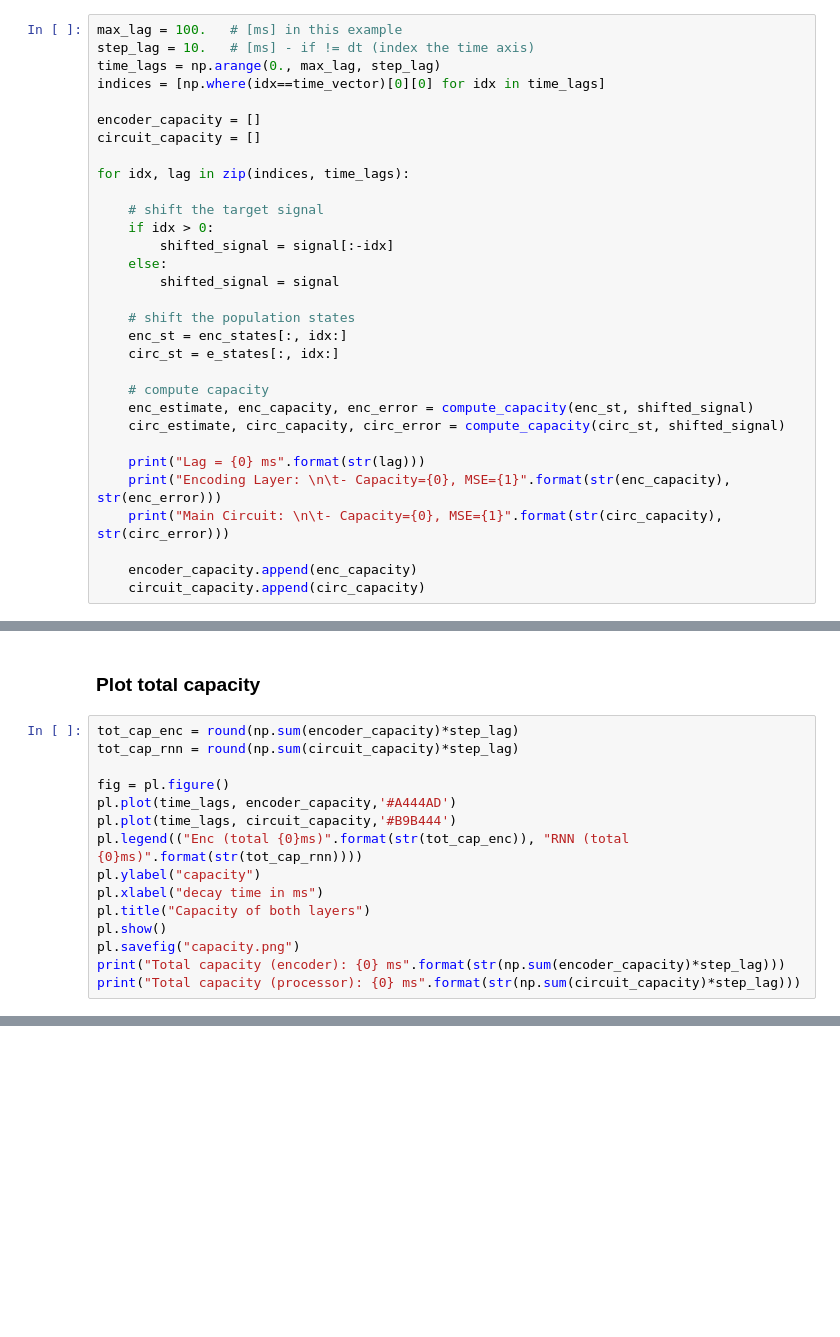
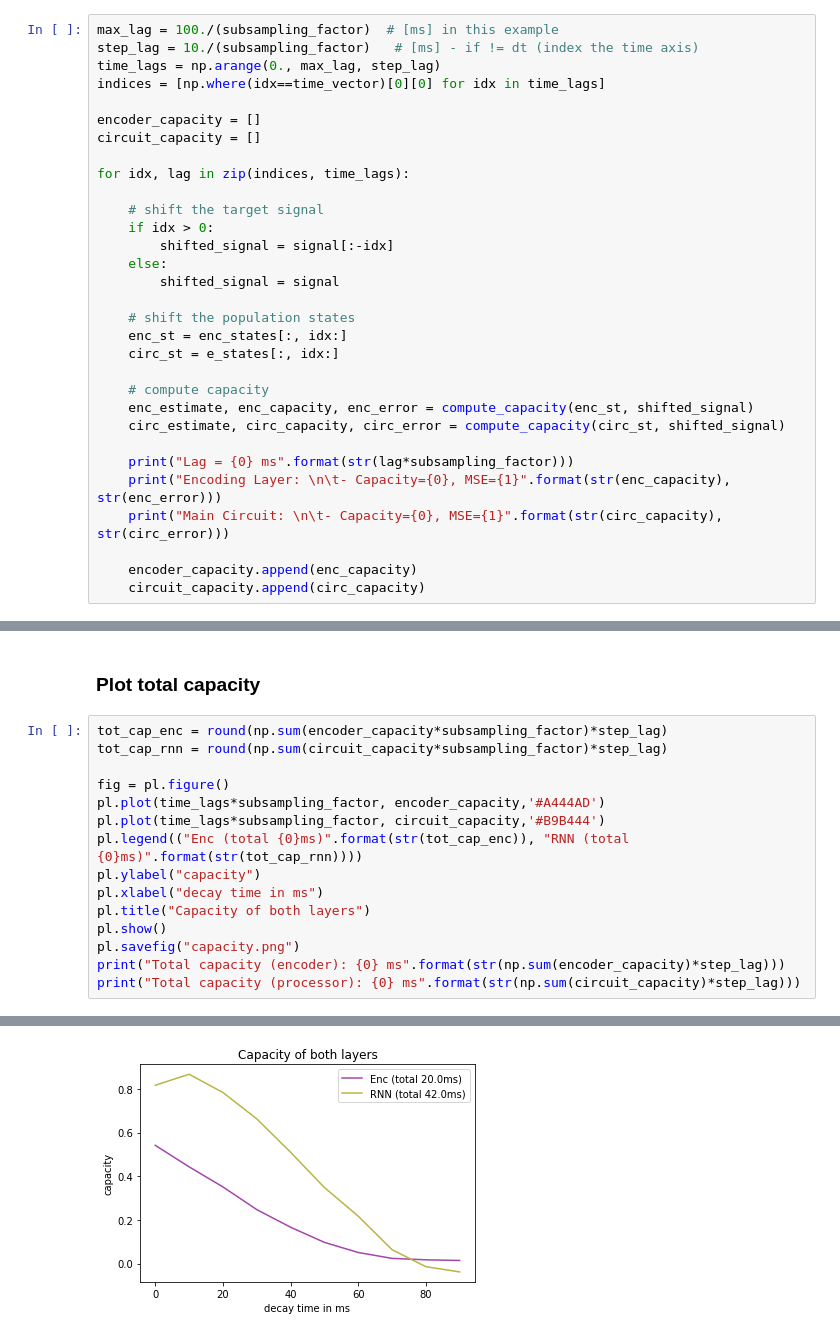
Before and after one commit to rcfduarte/EITN2019_NESTproject, a Jupyter notebook: PlotsForPresentation/examplePlotsDownscaled.ipynb, the cells around one changed output, grey strips where cells are left out. Saved outputs shown, nothing was run; the diff lists cells and outputs as text; blank space fills up the shorter version.

```diff
--- a/PlotsForPresentation/examplePlotsDownscaled.ipynb
+++ b/PlotsForPresentation/examplePlotsDownscaled.ipynb
@@ -205,6 +202,6 @@ pl.savefig("rnn_fit.png")
 # %%
-max_lag = 100.   # [ms] in this example
-step_lag = 10.   # [ms] - if != dt (index the time axis)
+max_lag = 100./(subsampling_factor)  # [ms] in this example
+step_lag = 10./(subsampling_factor)   # [ms] - if != dt (index the time axis)
 time_lags = np.arange(0., max_lag, step_lag)
 indices = [np.where(idx==time_vector)[0][0] for idx in time_lags]
 
@@ -227,7 +224,7 @@ for idx, lag in zip(indices, time_lags):
     enc_estimate, enc_capacity, enc_error = compute_capacity(enc_st, shifted_signal)
     circ_estimate, circ_capacity, circ_error = compute_capacity(circ_st, shifted_signal)
 
-    print("Lag = {0} ms".format(str(lag)))
+    print("Lag = {0} ms".format(str(lag*subsampling_factor)))
     print("Encoding Layer: \n\t- Capacity={0}, MSE={1}".format(str(enc_capacity), str(enc_error)))
     print("Main Circuit: \n\t- Capacity={0}, MSE={1}".format(str(circ_capacity), str(circ_error)))
 
@@ -254,12 +251,12 @@ Main Circuit:
 # %% [markdown]
 ### Plot total capacity
 # %%
-tot_cap_enc = round(np.sum(encoder_capacity)*step_lag)
-tot_cap_rnn = round(np.sum(circuit_capacity)*step_lag)
+tot_cap_enc = round(np.sum(encoder_capacity*subsampling_factor)*step_lag)
+tot_cap_rnn = round(np.sum(circuit_capacity*subsampling_factor)*step_lag)
 
 fig = pl.figure()
-pl.plot(time_lags, encoder_capacity,'#A444AD')
-pl.plot(time_lags, circuit_capacity,'#B9B444')
+pl.plot(time_lags*subsampling_factor, encoder_capacity,'#A444AD')
+pl.plot(time_lags*subsampling_factor, circuit_capacity,'#B9B444')
 pl.legend(("Enc (total {0}ms)".format(str(tot_cap_enc)), "RNN (total {0}ms)".format(str(tot_cap_rnn))))
 pl.ylabel("capacity")
 pl.xlabel("decay time in ms")
@@ -273,0 +269 @@ print("Total capacity (processor): {0} ms".format(str(np.sum(circuit_capacity)*s
+[figure, added]
```
Also changed, not shown: parts of 9 cells of this notebook, 5 other files.
